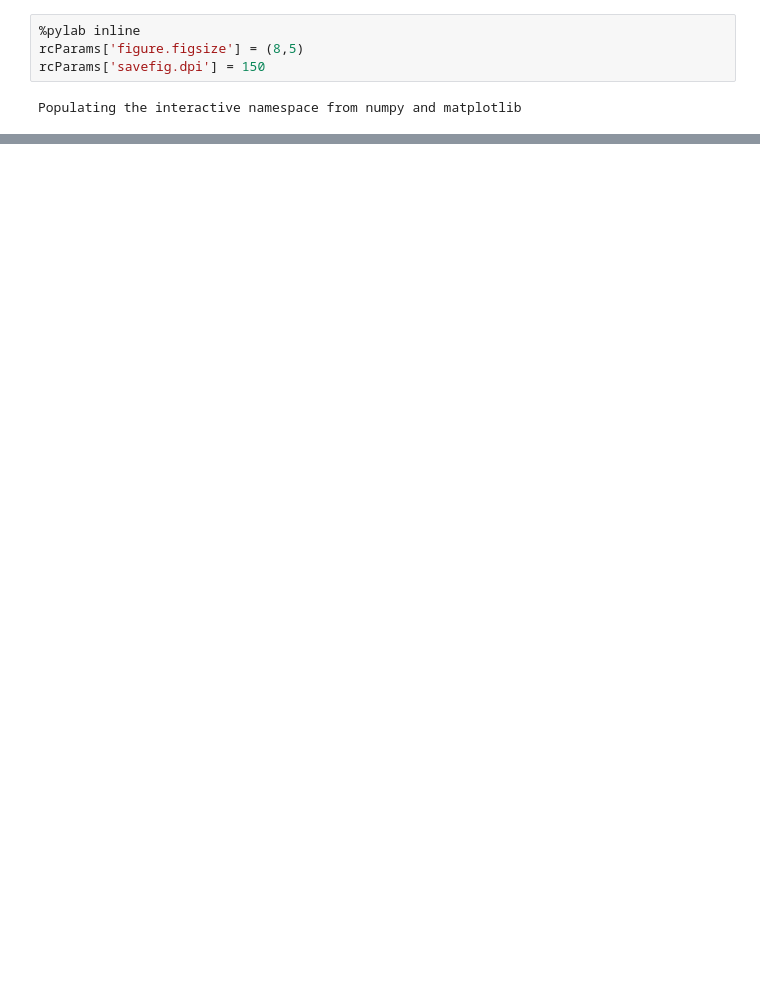
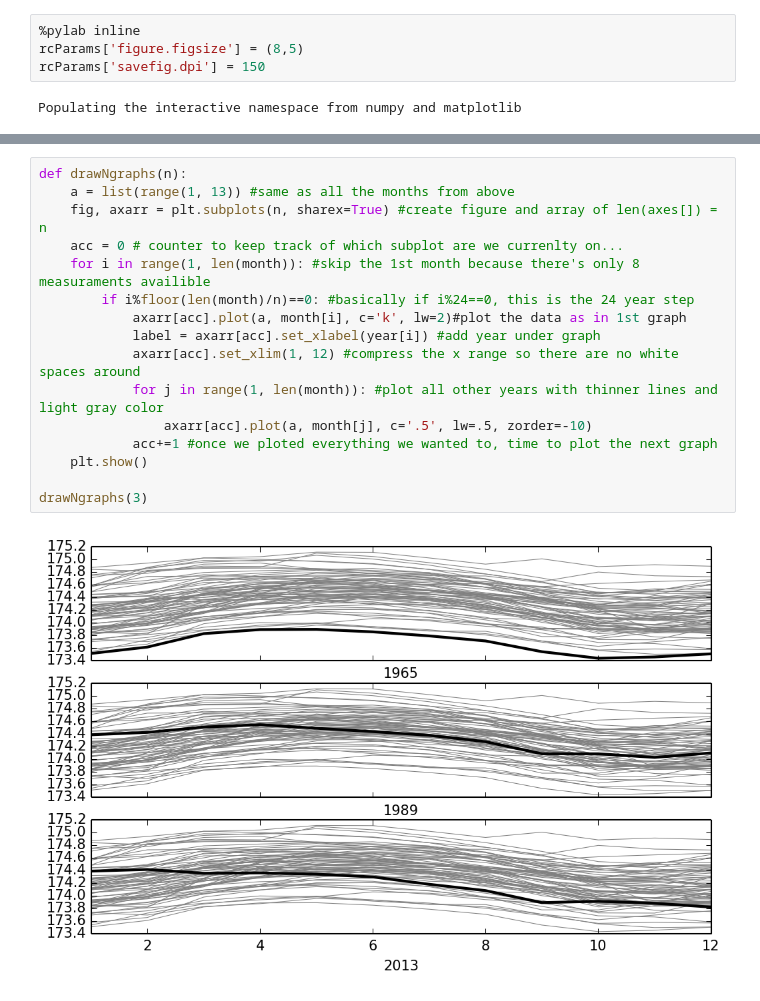
Before and after one commit to ljetibo/Notebooks, a Jupyter notebook: Tides.ipynb, the cells around one changed output, grey strips where cells are left out. Drawn from its saved outputs; the diff is of its cells as text; blank space fills up the shorter version.

```diff
--- a/Tides.ipynb
+++ b/Tides.ipynb
@@ -56,0 +165,18 @@ plt.show()
+# %%
+def drawNgraphs(n):
+    a = list(range(1, 13)) #same as all the months from above
+    fig, axarr = plt.subplots(n, sharex=True) #create figure and array of len(axes[]) = n
+    acc = 0 # counter to keep track of which subplot are we currenlty on...
+    for i in range(1, len(month)): #skip the 1st month because there's only 8 measuraments availible
+        if i%floor(len(month)/n)==0: #basically if i%24==0, this is the 24 year step
+            axarr[acc].plot(a, month[i], c='k', lw=2)#plot the data as in 1st graph
+            label = axarr[acc].set_xlabel(year[i]) #add year under graph
+            axarr[acc].set_xlim(1, 12) #compress the x range so there are no white spaces around
+            for j in range(1, len(month)): #plot all other years with thinner lines and light gray color
+                axarr[acc].plot(a, month[j], c='.5', lw=.5, zorder=-10)
+            acc+=1 #once we ploted everything we wanted to, time to plot the next graph
+    plt.show()
+
+drawNgraphs(3)
+# %% [output]
+[figure, added]
```
Also changed, not shown: parts of 15 cells of this notebook.
